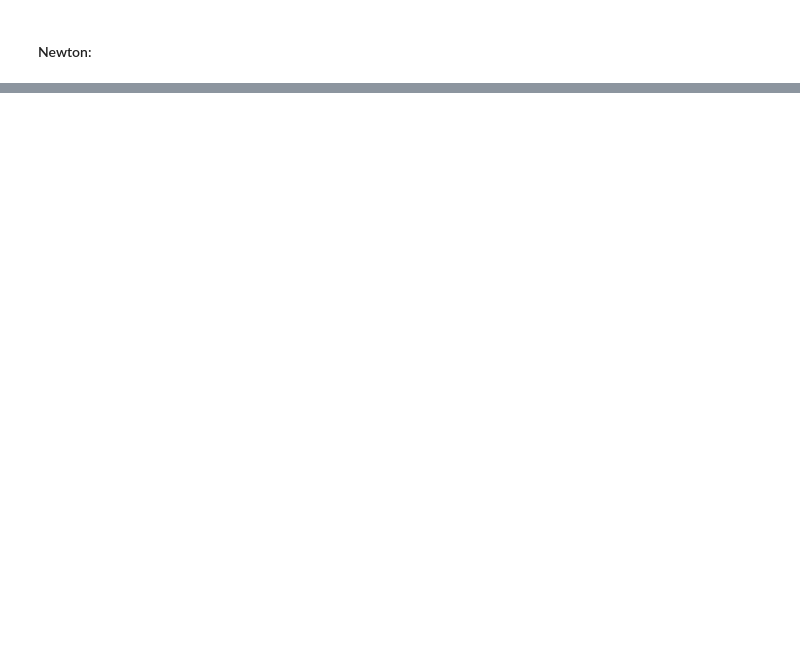
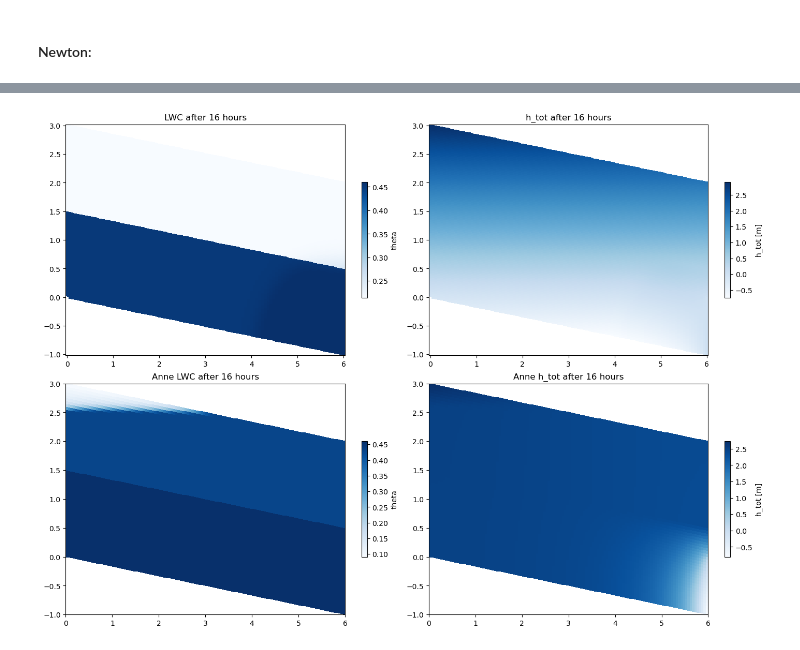
Before and after one commit to lannika-ut/ScientificPractice, a Jupyter notebook: FiniteElements/heterogen_transient.ipynb, the cells around one changed output, grey strips where cells are left out. Drawn from its saved outputs; the diff is of its cells as text; code cells hidden in the pictures; blank space fills up the shorter version.

```diff
--- a/FiniteElements/heterogen_transient.ipynb
+++ b/FiniteElements/heterogen_transient.ipynb
@@ -505,0 +432,6 @@ AssertionError: Solver did not converge, got -4.
+# %%
+import pickle
+
+# open pickle file and load
+with open("Test_Annika_heterogen.pkl", "rb") as f:
+    data = pickle.load(f)
@@ -505,0 +446,31 @@ AssertionError: Solver did not converge, got -4.
+# %%
+anne_x = data["X_plot"]
+anne_z = data["Z_plot"]
+anne_theta = data["theta_l_total"][24]
+anne_h_tot = data["h_total"][24]
+anne_h_c = data["h_c_total"][24]
+# %%
+anne_grid, anne_x_grid, anne_z_grid = get_grid(P0, P1, P2, P3, 20)
+
+fig, ax = plt.subplots(2,2, layout="constrained", figsize=(14,10))
+pmsh1 = ax[0, 0].pcolormesh(x_grid, z_grid, theta_tot, cmap="Blues")
+ax[0, 0].set_title(f"LWC after {T/3600:.0f} hours")
+cbar1 = fig.colorbar(pmsh1, ax=ax[0, 0], shrink=0.5)
+cbar1.set_label("theta")
+
+pmsh2 = ax[0, 1].pcolormesh(x_grid, z_grid, h_tot, cmap="Blues")
+ax[0, 1].set_title(f"h_tot after {T/3600:.0f} hours")
+cbar2 = fig.colorbar(pmsh2, ax=ax[0, 1], shrink=0.5)
+cbar2.set_label("h_tot [m]")
+
+pmsh11 = ax[1, 0].pcolormesh(anne_x, anne_z, anne_theta, cmap="Blues", shading="flat")
+ax[1, 0].set_title(f"Anne LWC after {T/3600:.0f} hours")
+cbar1 = fig.colorbar(pmsh11, ax=ax[1, 0], shrink=0.5)
+cbar1.set_label("theta")
+
+pmsh12 = ax[1, 1].pcolormesh(anne_x, anne_z, anne_h_tot, cmap="Blues", shading="flat")
+ax[1, 1].set_title(f"Anne h_tot after {T/3600:.0f} hours")
+cbar2 = fig.colorbar(pmsh12, ax=ax[1, 1], shrink=0.5)
+cbar2.set_label("h_tot [m]")
+# %% [output]
+[figure, added]
```
Also changed, not shown: parts of 26 cells of this notebook, 7 other files.
